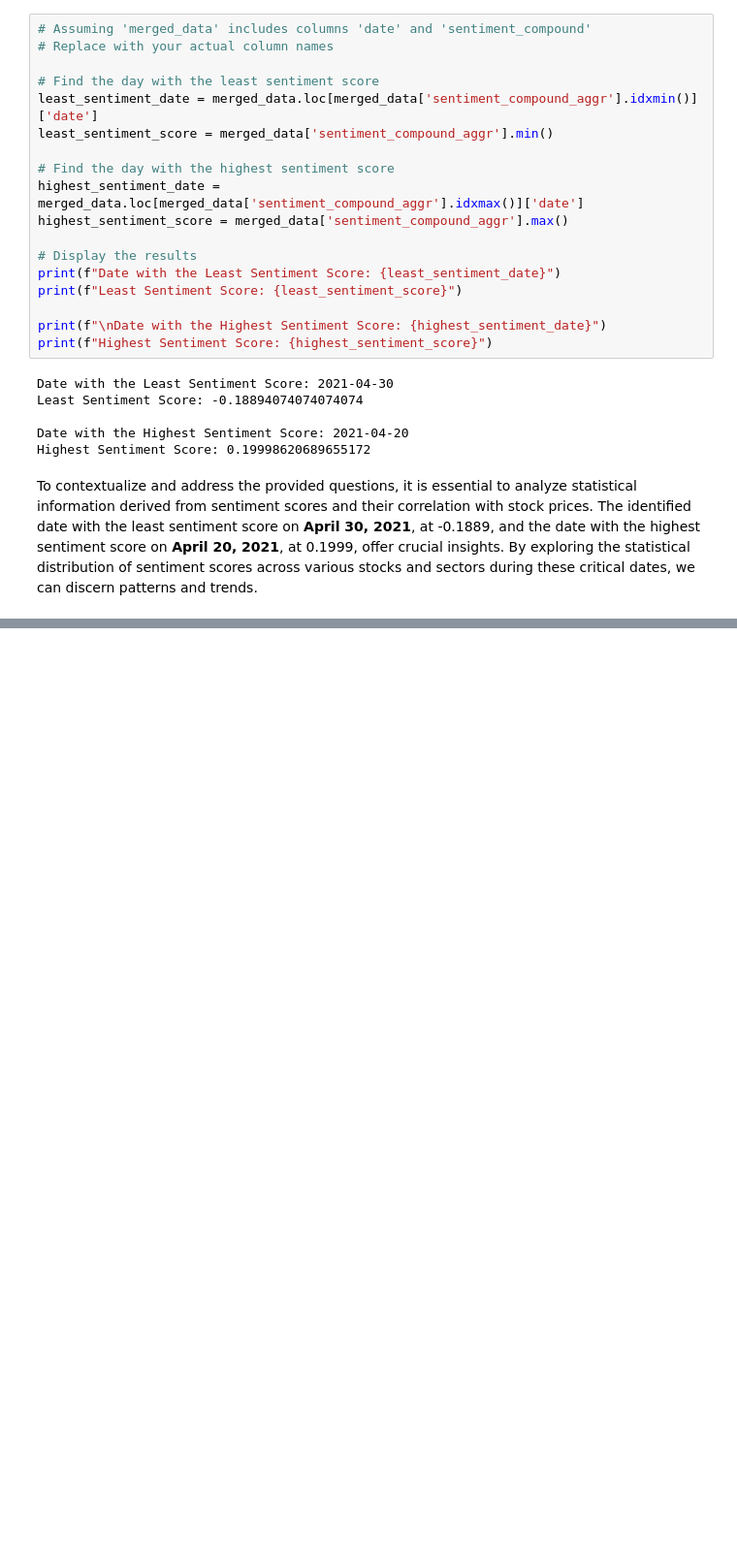
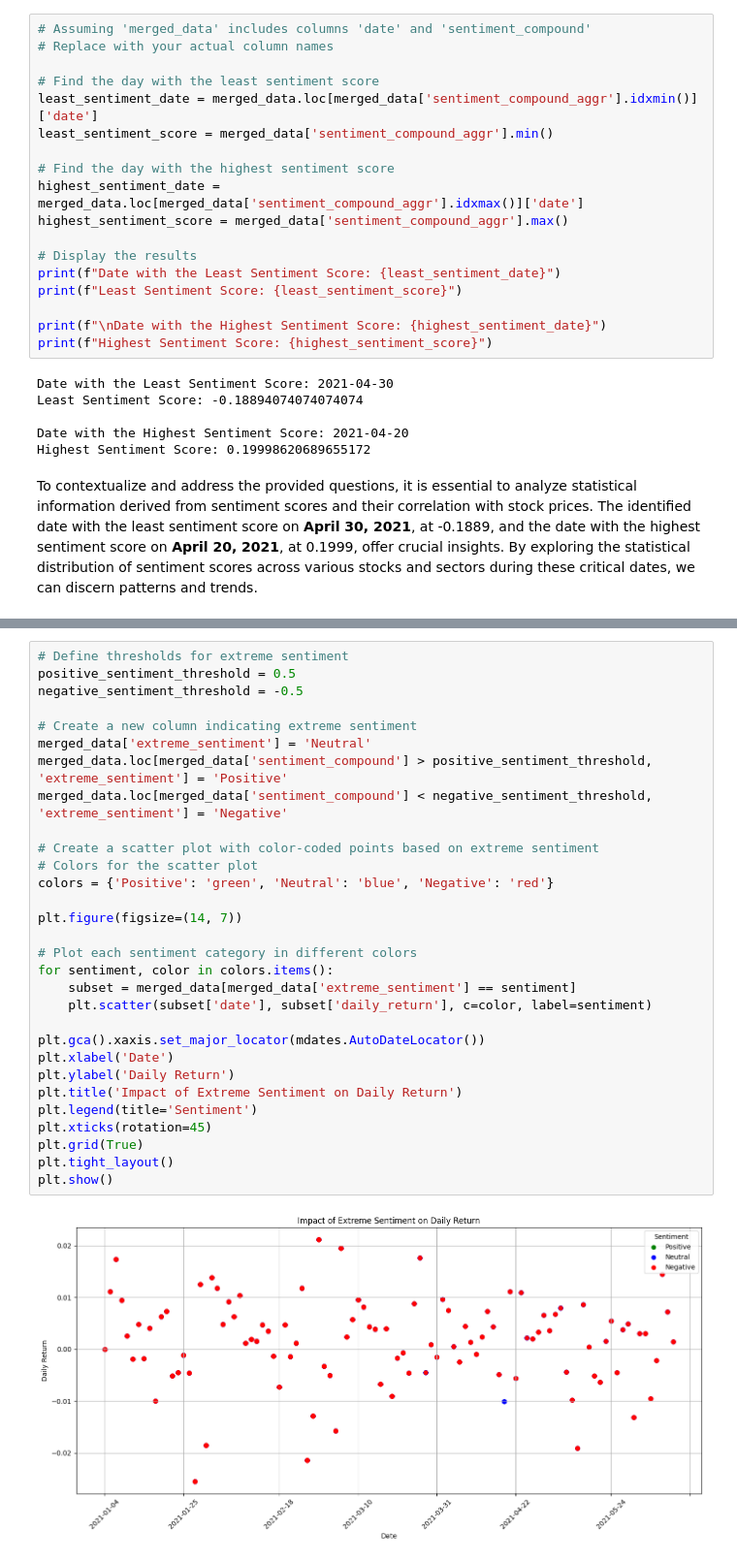
Before and after one commit to mohdahmedasif/made-template, a Jupyter notebook: project/project.ipynb, the cells around one changed output, grey strips where cells are left out. Shown at 97% size. Saved outputs shown, nothing was run; the diff lists cells and outputs as text; blank space fills up the shorter version.

```diff
--- a/project/project.ipynb
+++ b/project/project.ipynb
@@ -351,0 +390,32 @@ The graph shows that there is a weak positive correlation between the `sentiment
+# %%
+# Define thresholds for extreme sentiment
+positive_sentiment_threshold = 0.5
+negative_sentiment_threshold = -0.5
+
+# Create a new column indicating extreme sentiment
+merged_data['extreme_sentiment'] = 'Neutral'
+merged_data.loc[merged_data['sentiment_compound'] > positive_sentiment_threshold, 'extreme_sentiment'] = 'Positive'
+merged_data.loc[merged_data['sentiment_compound'] < negative_sentiment_threshold, 'extreme_sentiment'] = 'Negative'
+
+# Create a scatter plot with color-coded points based on extreme sentiment
+# Colors for the scatter plot
+colors = {'Positive': 'green', 'Neutral': 'blue', 'Negative': 'red'}
+
+plt.figure(figsize=(14, 7))
+
+# Plot each sentiment category in different colors
+for sentiment, color in colors.items():
+    subset = merged_data[merged_data['extreme_sentiment'] == sentiment]
+    plt.scatter(subset['date'], subset['daily_return'], c=color, label=sentiment)
+
+plt.gca().xaxis.set_major_locator(mdates.AutoDateLocator())
+plt.xlabel('Date')
+plt.ylabel('Daily Return')
+plt.title('Impact of Extreme Sentiment on Daily Return')
+plt.legend(title='Sentiment')
+plt.xticks(rotation=45)
+plt.grid(True)
+plt.tight_layout()
+plt.show()
+# %% [output]
+[figure, added]
```
Also changed, not shown: parts of 18 cells of this notebook.
